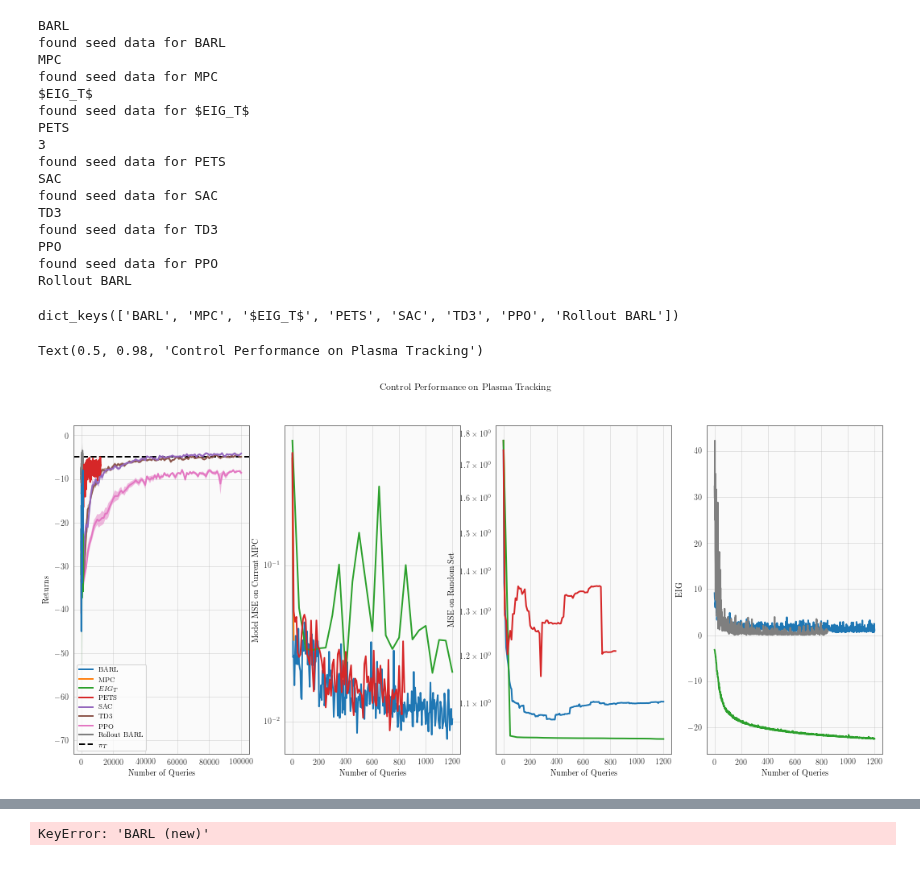
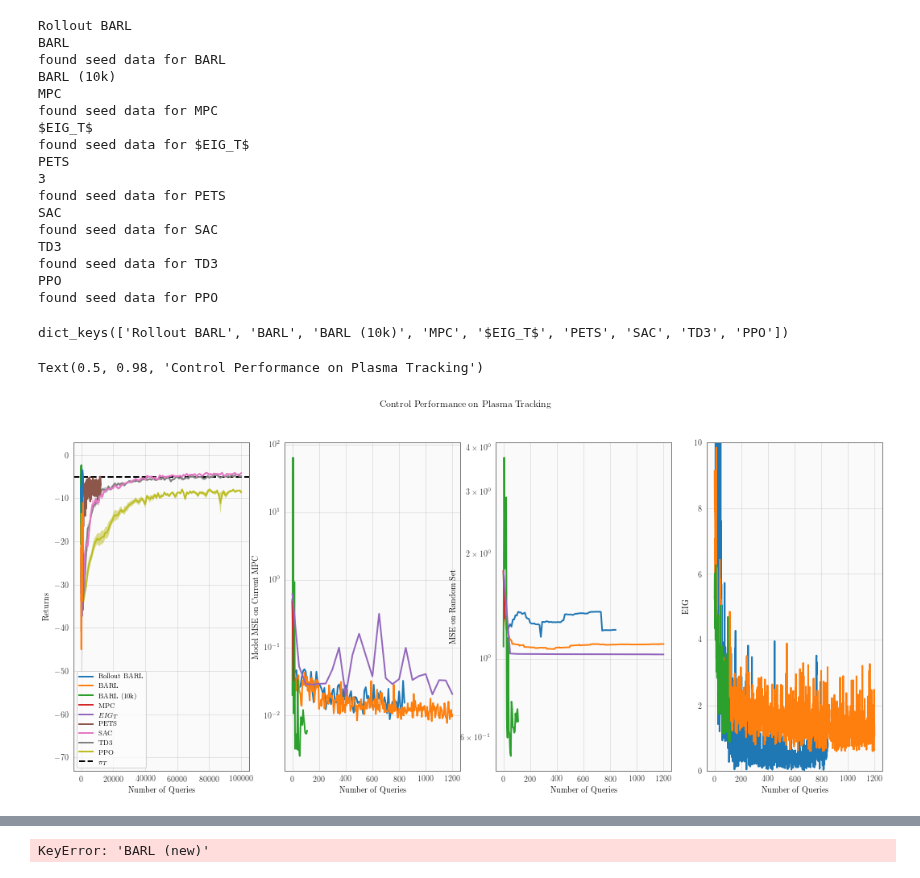
Before and after one commit to fusion-ml/trajectory-information-rl, a Jupyter notebook: notebooks/plot_returns.ipynb, the cells around one changed output, grey strips where cells are left out. Saved outputs shown, nothing was run; the diff lists cells and outputs as text; code cells hidden in the pictures.

```diff
--- a/notebooks/plot_returns.ipynb
+++ b/notebooks/plot_returns.ipynb
@@ -90,9 +90,9 @@ beta_tracking_paths = {
         'BARL (1k)': 'bac_beta_tracking_2021-09-25/12-14-51/',
         'Rollout BARL': 'rollout_beta_tracking_2022-02-04/10-23-51/',
         # 'RQMPC': 'random_beta_tracking_2021-09-25/14-08-07/',
-        # 'MPC': 'mbrl_beta_tracking_2021-09-25/13-57-02/',
-        # r'$EIG_T$': 'us_beta_tracking_2021-10-02/22-41-29/',
-        # 'PETS': 'pets_beta_tracking_2021-10-03/11-23-07/',
+        'MPC': 'mbrl_beta_tracking_2021-09-25/13-57-02/',
+        r'$EIG_T$': 'us_beta_tracking_2021-10-02/22-41-29/',
+        'PETS': 'pets_beta_tracking_2021-10-03/11-23-07/',
         'BARL (3k)': 'test_opt_beta_barl_2022-02-04/11-38-14/',
         'BARL (5k)': 'test_opt_beta_barl_5k_2022-02-04/13-17-12/',
         'BARL (8k)': 'test_opt_beta_barl_5k_2022-02-06/14-41-14/',  # typo in the original expt name, this is right
@@ -119,7 +119,9 @@ beta_tracking_fixed_paths = {
 }
 # %%
 plasma_tracking_paths = {
+        'Rollout BARL': 'rollout_barl_plasma_tracking_2022-02-21/16-58-08/',
         'BARL': 'bac_plasma_tracking_2021-10-03/13-12-50/',
+        'BARL (10k)': 'barl_bt_10k_2022-03-20/21-35-18/',
         # 'BARL (new)': 'new_plasma_tracking_2021-10-11/13-31-22/',
         # 'RQMPC': ''
         'MPC': 'mbrl_plasma_tracking_2021-10-03/13-03-07/',
@@ -128,7 +130,7 @@ plasma_tracking_paths = {
         'SAC': 'sac_plasma_tracking_2021-10-02/23-01-19/',
         'TD3': 'td3_plasma_tracking_2021-10-03/01-05-24/',
         'PPO': 'ppo_plasma_tracking_2021-10-03/02-13-23/',
-        'Rollout BARL': 'rollout_barl_plasma_tracking_2022-02-21/16-58-08/',
+
         # 'Open Loop BARL': 'open_loop_barl_plasma_tracking_2022-02-21/17-04-09/',
         # 'Bayes Opt': 'bayes_opt_plasma_tracking_2022-02-22/09-17-01/',
 }
@@ -295,8 +297,10 @@ for key, path in paths.items():
         continue
     print(f"Data for {key} not found!")
 # %% [output]
+Rollout BARL
 BARL
 found seed data for BARL
+BARL (10k)
 MPC
 found seed data for MPC
 $EIG_T$
@@ -310,11 +314,10 @@ TD3
 found seed data for TD3
 PPO
 found seed data for PPO
-Rollout BARL
 # %%
 data.keys()
 # %% [output]
-dict_keys(['BARL', 'MPC', '$EIG_T$', 'PETS', 'SAC', 'TD3', 'PPO', 'Rollout BARL'])
+dict_keys(['Rollout BARL', 'BARL', 'BARL (10k)', 'MPC', '$EIG_T$', 'PETS', 'SAC', 'TD3', 'PPO'])
 # %%
 fig, [ax1, ax2, ax3, ax4] = plt.subplots(1, 4, figsize=(18, 7.5))
 for i, (key, vals) in enumerate(data.items()):
@@ -331,34 +334,35 @@ for i, (key, vals) in enumerate(data.items()):
         ax2.plot(ndata, mses, label=key)
     if 'Model MSE (random test set)' in vals:
         mses = vals['Model MSE (random test set)']
         ax3.plot(ndata, mses, label=key)
     if 'Acquisition Function Value' in vals:
         acqs = vals['Acquisition Function Value']
         ax4.plot(acqs, label=key)
     else:
         ax4.plot([], label=key)
 
 
 ax1.set_xlabel('Number of Queries')
 ax1.set_ylabel('Returns')
 ax1.axhline(gt_val, color='black', linestyle='--', label=r'$\pi_T$')
 ax1.legend()
 ax2.set_xlabel('Number of Queries')
 ax2.set_ylabel('Model MSE on Current MPC')
 ax3.set_ylabel("MSE on Random Set")
 ax3.set_xlabel('Number of Queries')
 ax4.set_xlabel('Number of Queries')
 ax4.set_ylabel('EIG')
 if env_name == 'Lava Path':
     ax1.set_ylim(-1000, 0)
 ax2.set_yscale('log')
 ax3.set_yscale('log')
+ax4.set_ylim(0, 10)
 # ax1.set_xscale('log')
 
 fig.suptitle(f"Control Performance on {env_name}")
 # %% [output]
 Text(0.5, 0.98, 'Control Performance on Plasma Tracking')
-[figure, old version]
+[figure, new version]
 # %%
 fig, ax = plt.subplots(figsize=(12, 9))
 for i, (key, vals) in enumerate(data.items()):
```
Also changed, not shown: parts of 5 cells of this notebook.
